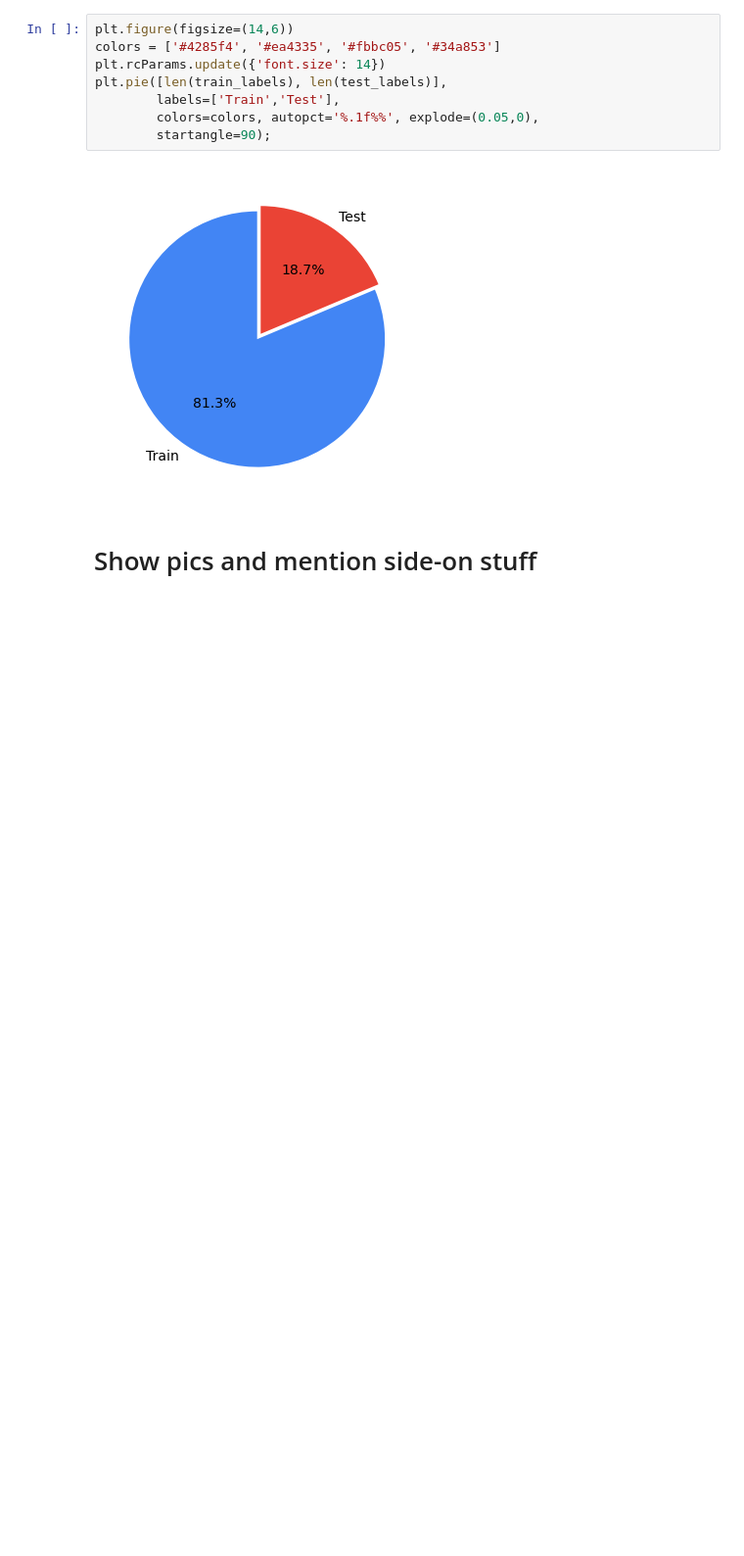
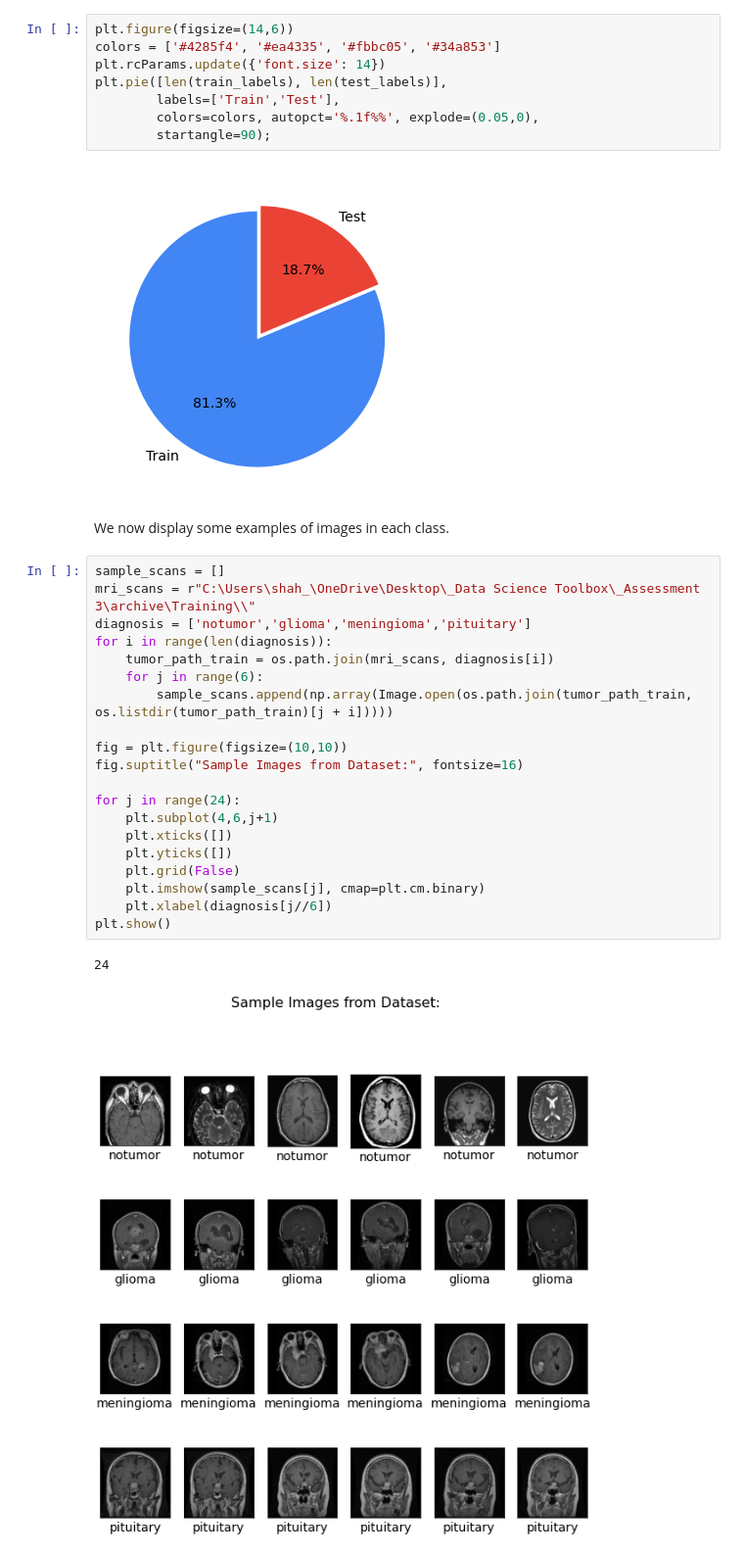
Before and after one commit to shreyashah24/DST-Assessment-3, a Jupyter notebook: Shreya Shah/EDA.ipynb, the cells around one changed output. Shown at 98% size. Saved outputs shown, nothing was run; the diff lists cells and outputs as text; blank space fills up the shorter version.

```diff
--- a/Shreya Shah/EDA.ipynb
+++ b/Shreya Shah/EDA.ipynb
@@ -115,5 +115,28 @@ plt.pie([len(train_labels), len(test_labels)],
         startangle=90);
 # %% [output]
 [figure]
-# %% [markdown]
-# Show pics and mention side-on stuff
+# %% [markdown]
+We now display some examples of images in each class.
+# %%
+sample_scans = []
+mri_scans = r"C:\Users\shah_\OneDrive\Desktop\_Data Science Toolbox\_Assessment 3\archive\Training\\"
+diagnosis = ['notumor','glioma','meningioma','pituitary']
+for i in range(len(diagnosis)):
+    tumor_path_train = os.path.join(mri_scans, diagnosis[i])
+    for j in range(6):
+        sample_scans.append(np.array(Image.open(os.path.join(tumor_path_train, os.listdir(tumor_path_train)[j + i]))))
+
+fig = plt.figure(figsize=(10,10))
+fig.suptitle("Sample Images from Dataset:", fontsize=16)
+
+for j in range(24):
+    plt.subplot(4,6,j+1)
+    plt.xticks([])
+    plt.yticks([])
+    plt.grid(False)
+    plt.imshow(sample_scans[j], cmap=plt.cm.binary)
+    plt.xlabel(diagnosis[j//6])
+plt.show()
+# %% [output]
+24
+[figure, added]
```
Also changed, not shown: parts of 5 cells of this notebook.
